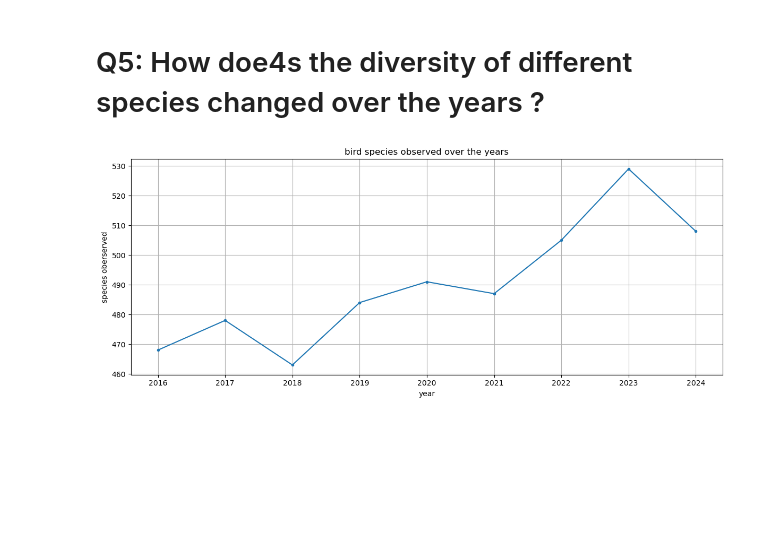
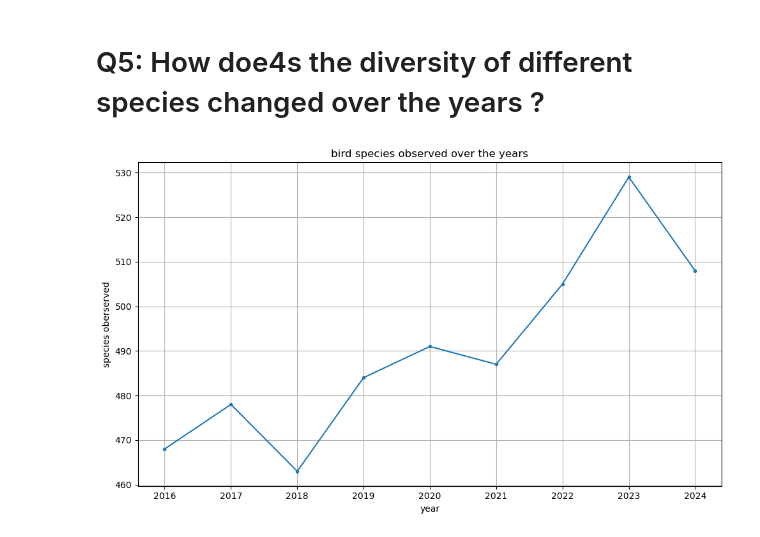
Before and after one commit to Ilse547/SE42-datasciencebasics, a Jupyter notebook: Q5.ipynb, the cells around one changed output. Cells and saved outputs as stored; diff of their text form; code cells hidden in the pictures; blank space fills up the shorter version.

```diff
--- a/Q5.ipynb
+++ b/Q5.ipynb
@@ -13,12 +13,12 @@ df=pd.read_csv('<PATH>/0035785-251025141854904.csv',
 # %%
 spe_div=df.groupby('year')['species'].nunique().reset_index()
 # %%
-mpl.figure(figsize=(12,5))
+mpl.figure(figsize=(10,6))
 mpl.plot(spe_div['year'], spe_div['species'],marker='.')
 mpl.xlabel("year")
 mpl.ylabel('species oberserved')
 mpl.title('bird species observed over the years')
 mpl.grid(True)
 mpl.tight_layout()
 # %% [output]
-[figure, old version]
+[figure, new version]
```
Also changed, not shown: 8 other files.
